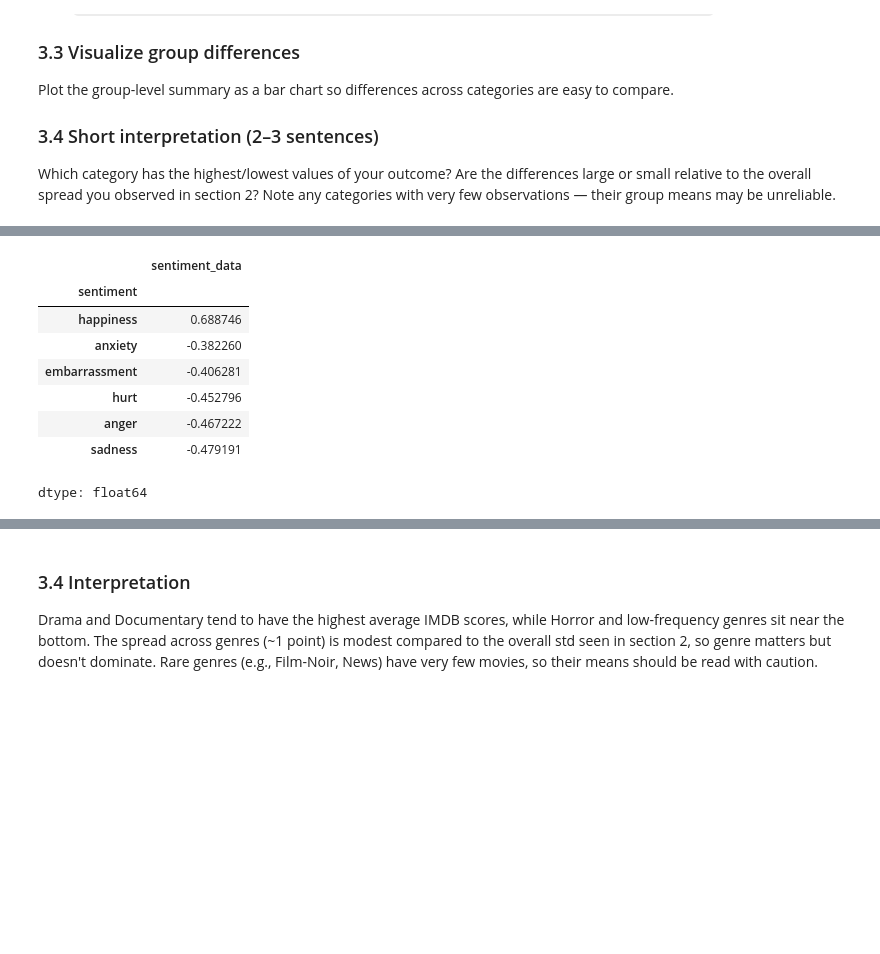
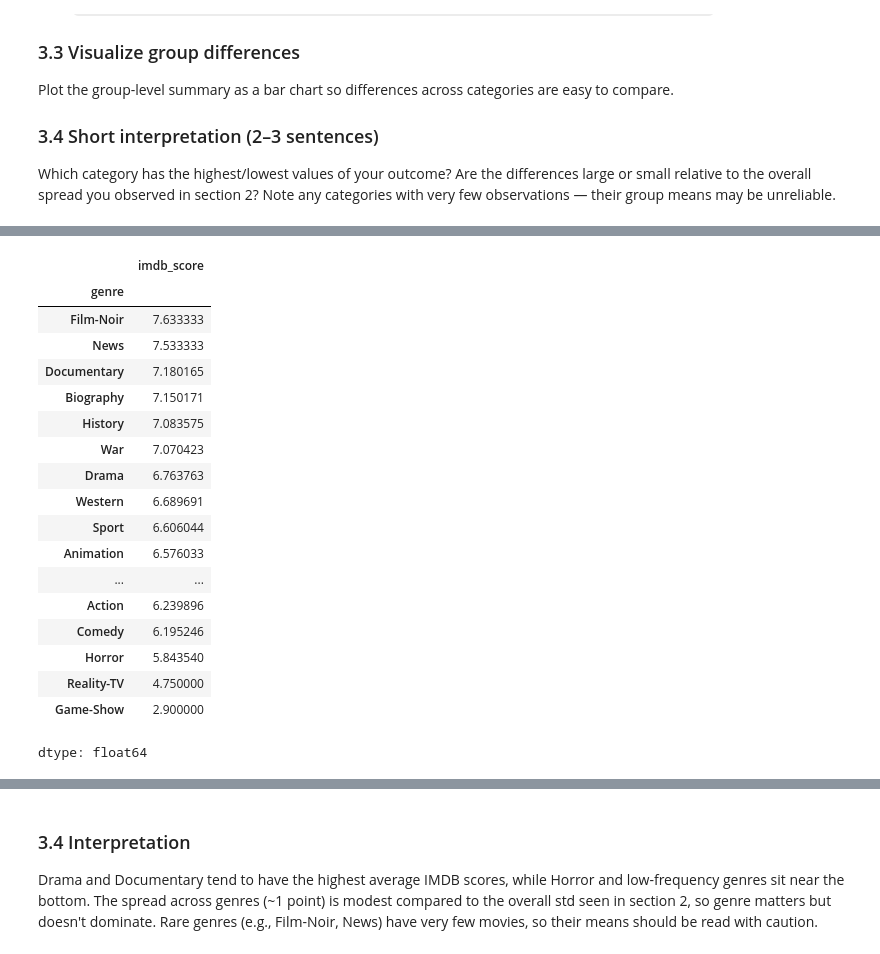
Before and after one commit to 202503660-ai/NLP_for_SocialScience, a Jupyter notebook: asgmt1_explore_your_dataset.ipynb, the cells around one changed output, grey strips where cells are left out. Cells and saved outputs as stored; diff of their text form; code cells hidden in the pictures; blank space fills up the shorter version.

```diff
--- a/asgmt1_explore_your_dataset.ipynb
+++ b/asgmt1_explore_your_dataset.ipynb
@@ -320,8 +133,6 @@ dtype: int64
 ### 1.5 Short Interpretation:
 
 The dataset covers ~5000 movies spanning a wide range of release years, with `imdb_score` roughly normally distributed but `budget` and `gross` strongly right-skewed (a few blockbusters pull the mean far above the median). Variables like `gross`, `budget`, and `content_rating` have substantial missing values, so any analysis using them should drop or impute carefully. Categorical variables such as `director_name` and `actor_1_name` have thousands of unique values, meaning most directors/actors appear in only one or two films.
-# %%
-df_raw.rename(columns={'추론_감성_점수': 'sentiment_data'}, inplace=True)
 # %% [markdown]
 ## 2. Check distributions, z-score transform, visualize (1pt)
 
@@ -364,7 +175,7 @@ plt.show()
 # %%
 # 2.3 Z-score transform
-df_raw['zscore'] = df_raw['sentiment_data'].apply(
-    lambda x: (x - df_raw['sentiment_data'].mean()) / df_raw['sentiment_data'].std()
+df_raw['zscore'] = df_raw['imdb_score'].apply(
+    lambda x: (x - df_raw['imdb_score'].mean()) / df_raw['imdb_score'].std()
 )
-df_raw[['sentiment_data', 'zscore']].head()
+df_raw[['imdb_score', 'zscore']].head()
 # %% [output]
@@ -403,5 +214,3 @@ Plot the group-level summary as a bar chart so differences across categories are
 
 ### 3.4 Short interpretation (2–3 sentences)
 Which category has the highest/lowest values of your outcome? Are the differences large or small relative to the overall spread you observed in section 2? Note any categories with very few observations — their group means may be unreliable.
-# %%
-df_raw.rename(columns={'성별': 'sex', '감정_대분류': 'Sentiment'}, inplace=True)
@@ -412,5 +217,3 @@ array(['불안', '슬픔', '당황', '기쁨', '분노', '상처'], dtype=object
 # %%
 # Genres are pipe-separated, so explode into one row per (movie, genre)
-# df_raw['Sentiment'] = df_raw['Sentiment'].map({'불안': 'anxiety', '슬픔': 'sadness', '기쁨':'happiness', '분노':'anger', '상처':'hurt','당황':'embarrassment'})
-df_sentiment = df_raw.assign(sentiment=df_raw['Sentiment']).explode('Sentiment')
-df_sentiment
+df_genre = df_raw.assign(genre=df_raw['genres'].str.split('|')).explode('genre')
@@ -444,16 +233,26 @@ Least frequent: happiness (7339)
 # %%
-# 3.2 Average sentiment_data per sentiment
-sentiment_means = df_sentiment.groupby('sentiment')['sentiment_data'].mean().sort_values(ascending=False)
-sentiment_means
+# 3.2 Average IMDB score per genre
+genre_means = df_genre.groupby('genre')['imdb_score'].mean().sort_values(ascending=False)
+genre_means
 # %% [output]
-|  | sentiment_data |
-| sentiment |  |
-| happiness | 0.688746 |
-| anxiety | -0.382260 |
-| embarrassment | -0.406281 |
-| hurt | -0.452796 |
-| anger | -0.467222 |
-| sadness | -0.479191 |
+|  | imdb_score |
+| genre |  |
+| Film-Noir | 7.633333 |
+| News | 7.533333 |
+| Documentary | 7.180165 |
+| Biography | 7.150171 |
+| History | 7.083575 |
+| War | 7.070423 |
+| Drama | 6.763763 |
+| Western | 6.689691 |
+| Sport | 6.606044 |
+| Animation | 6.576033 |
+| ... | ... |
+| Action | 6.239896 |
+| Comedy | 6.195246 |
+| Horror | 5.843540 |
+| Reality-TV | 4.750000 |
+| Game-Show | 2.900000 |
 dtype: float64
 # %%
 # 3.3 Visualize group differences
```
Also changed, not shown: parts of 20 cells of this notebook.
